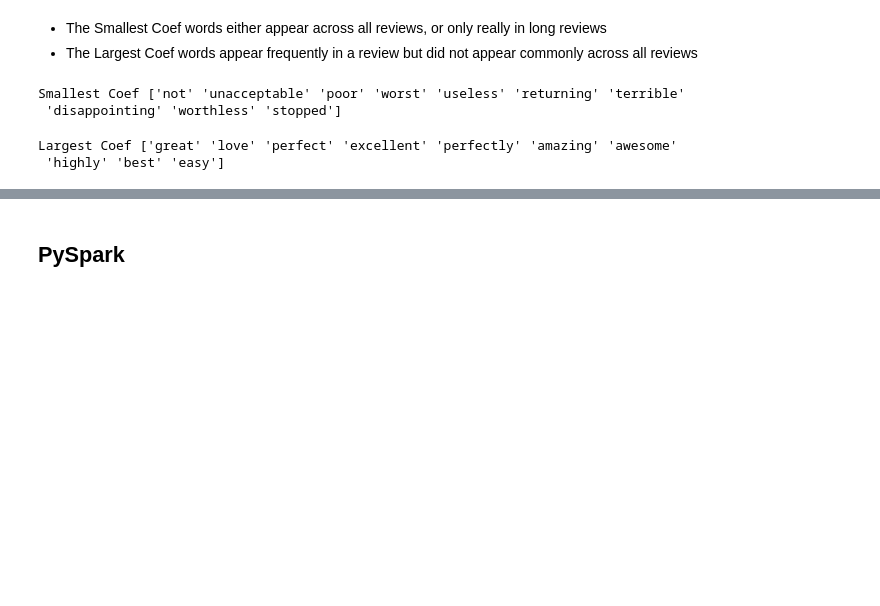
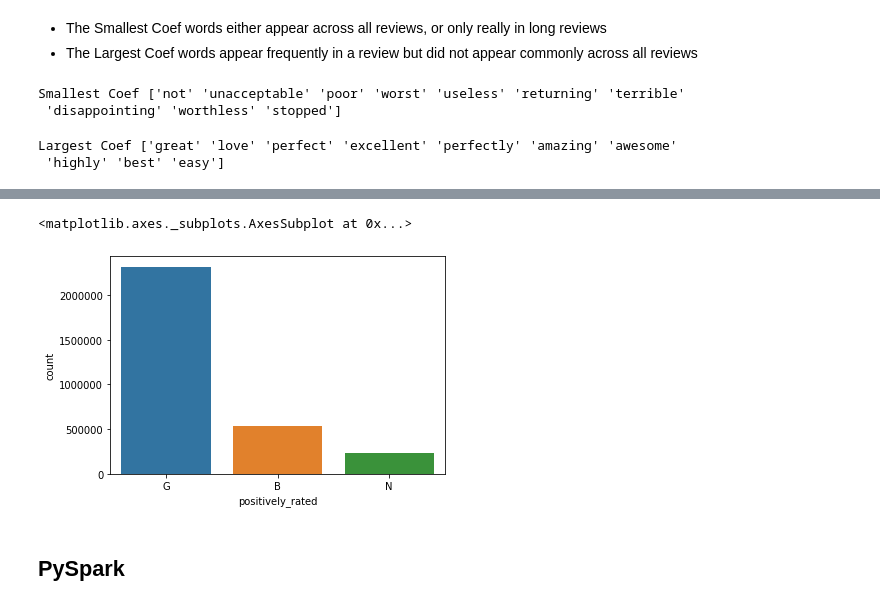
Before and after one commit to sukikrishna/FARS, a Jupyter notebook: DataTest (3).ipynb, the cells around one changed output, grey strips where cells are left out. Saved outputs shown, nothing was run; the diff lists cells and outputs as text; code cells hidden in the pictures; blank space fills up the shorter version.

Commit message:
explored sentiment analysis further

```diff
--- a/DataTest (3).ipynb
+++ b/DataTest (3).ipynb
@@ -204,0 +233,12 @@ Largest Coef ['great' 'love' 'perfect' 'excellent' 'perfectly' 'amazing' 'awesom
+# %%
+# will try sentiment analysis and prediction with neutral factor
+# if rating greater than 3 --> 1, if lower --> 0
+sent_df = one_file.copy()
+#sent_df['positively_rated'] = np.where(one_file['star_rating'] > 3, 'G', 'B')
+pos_rating = sent_df['star_rating'].apply(lambda rate: 'G' if (rate > 3) else ('N' if (rate==3) else 'B'))
+sent_df = sent_df.assign(positively_rated = pos_rating)
+# %%
+sns.countplot(sent_df['positively_rated'])
+# %% [output]
+<matplotlib.axes._subplots.AxesSubplot at 0x...>
+[figure, added]
```
Also changed, not shown: parts of 9 cells of this notebook.
